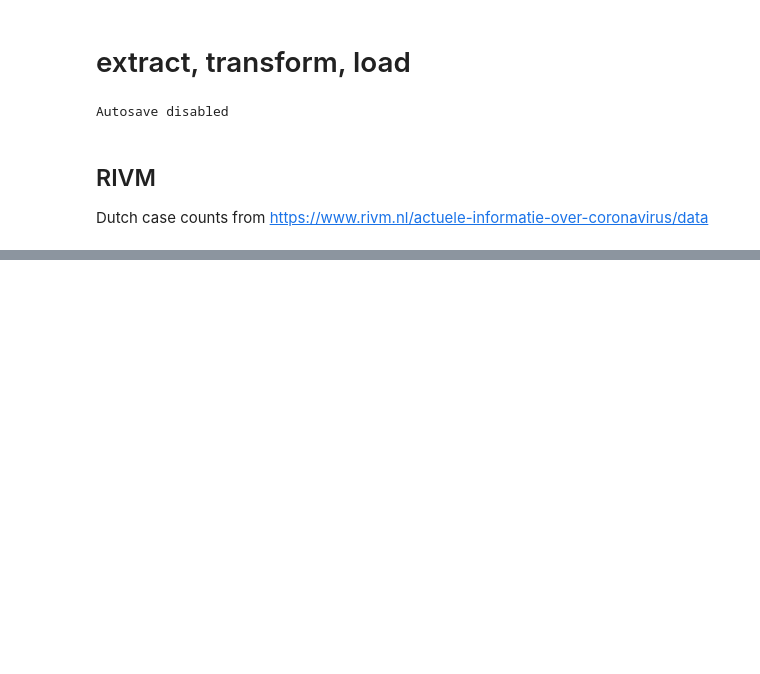
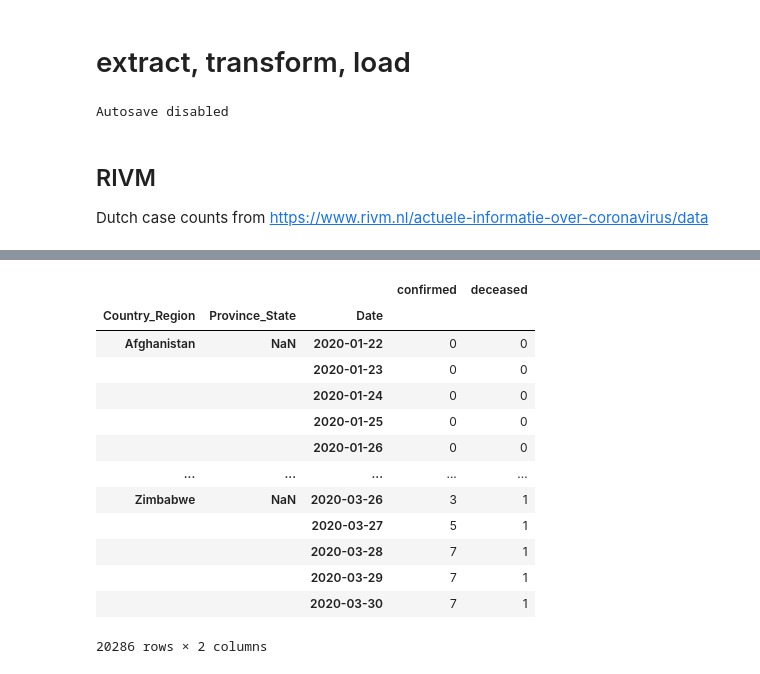
Before and after one commit to samkennerly/covid19, a Jupyter notebook: books/etl.ipynb, the cells around one changed output, grey strips where cells are left out. Cells and saved outputs as stored; diff of their text form; code cells hidden in the pictures; blank space fills up the shorter version.

```diff
--- a/books/etl.ipynb
+++ b/books/etl.ipynb
@@ -30,0 +33,18 @@ data.plot()
+# %%
+world = kaggle()
+world
+# %% [output]
+|  |  |  | confirmed | deceased |
+| Country_Region | Province_State | Date |  |  |
+| Afghanistan | NaN | 2020-01-22 | 0 | 0 |
+|  |  | 2020-01-23 | 0 | 0 |
+|  |  | 2020-01-24 | 0 | 0 |
+|  |  | 2020-01-25 | 0 | 0 |
+|  |  | 2020-01-26 | 0 | 0 |
+| ... | ... | ... | ... | ... |
+| Zimbabwe | NaN | 2020-03-26 | 3 | 1 |
+|  |  | 2020-03-27 | 5 | 1 |
+|  |  | 2020-03-28 | 7 | 1 |
+|  |  | 2020-03-29 | 7 | 1 |
+|  |  | 2020-03-30 | 7 | 1 |
+20286 rows × 2 columns
```
Also changed, not shown: parts of 7 cells of this notebook, 1 other file.
